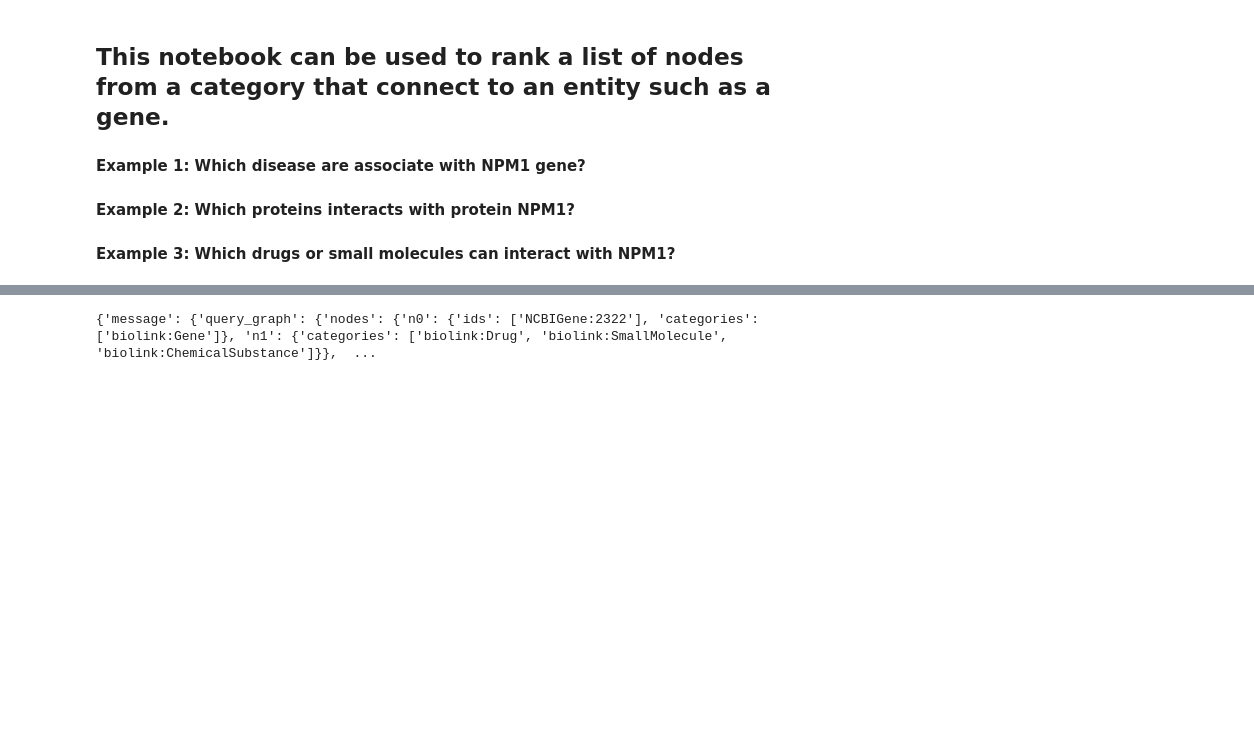
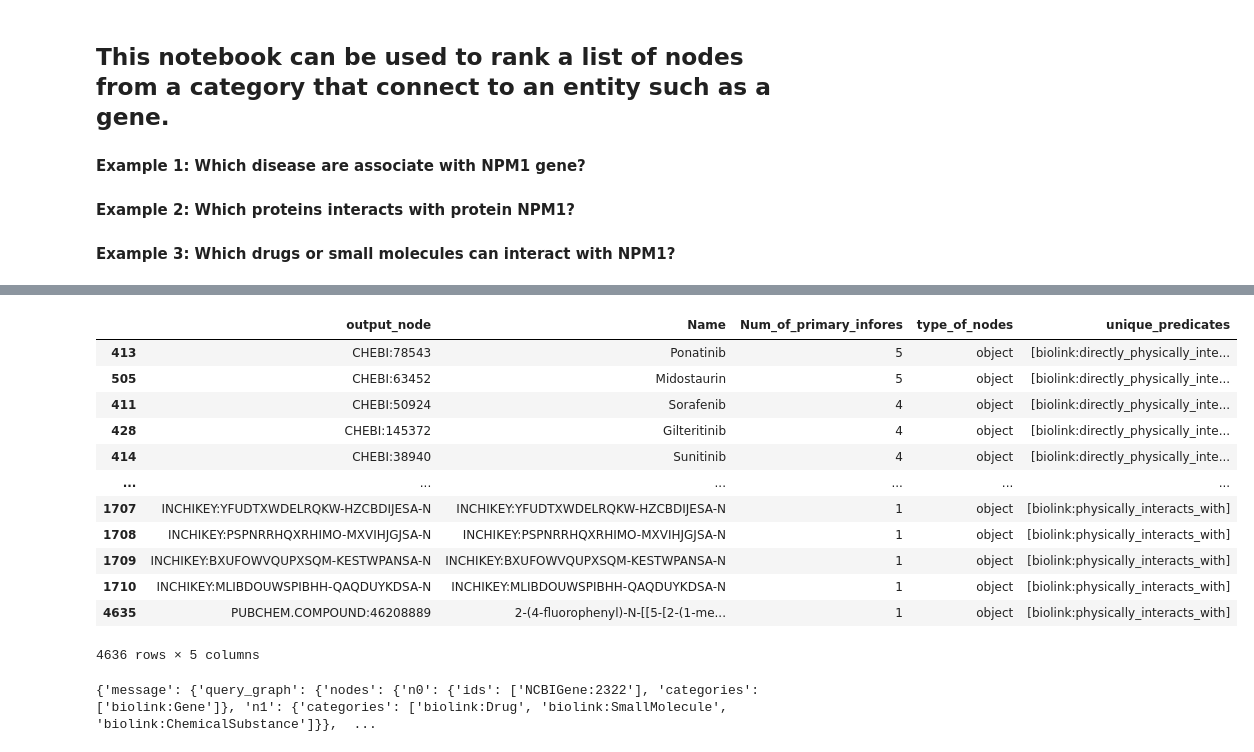
Before and after one commit to sierra-moxon/Translator_component_toolkit, a Jupyter notebook: notebooks/Connection_finder.ipynb, the cells around one changed output, grey strips where cells are left out. Drawn from its saved outputs; the diff is of its cells as text; code cells hidden in the pictures; blank space fills up the shorter version.

```diff
--- a/notebooks/Connection_finder.ipynb
+++ b/notebooks/Connection_finder.ipynb
@@ -158,3 +153,19 @@ NodeNorm does not know about these identifiers: CHEBI:3520,PUBCHEM.COMPOUND:1161
+# %%
+result_ranked_by_primary_infores
+# %% [output]
+|  | output_node | Name | Num_of_primary_infores | type_of_nodes | unique_predicates |
+| 413 | CHEBI:78543 | Ponatinib | 5 | object | [biolink:directly_physically_inte... |
+| 505 | CHEBI:63452 | Midostaurin | 5 | object | [biolink:directly_physically_inte... |
+| 411 | CHEBI:50924 | Sorafenib | 4 | object | [biolink:directly_physically_inte... |
+| 428 | CHEBI:145372 | Gilteritinib | 4 | object | [biolink:directly_physically_inte... |
+| 414 | CHEBI:38940 | Sunitinib | 4 | object | [biolink:directly_physically_inte... |
+| ... | ... | ... | ... | ... | ... |
+| 1707 | INCHIKEY:YFUDTXWDELRQKW-HZCBDIJESA-N | INCHIKEY:YFUDTXWDELRQKW-HZCBDIJESA-N | 1 | object | [biolink:physically_interacts_with] |
+| 1708 | INCHIKEY:PSPNRRHQXRHIMO-MXVIHJGJSA-N | INCHIKEY:PSPNRRHQXRHIMO-MXVIHJGJSA-N | 1 | object | [biolink:physically_interacts_with] |
+| 1709 | INCHIKEY:BXUFOWVQUPXSQM-KESTWPANSA-N | INCHIKEY:BXUFOWVQUPXSQM-KESTWPANSA-N | 1 | object | [biolink:physically_interacts_with] |
+| 1710 | INCHIKEY:MLIBDOUWSPIBHH-QAQDUYKDSA-N | INCHIKEY:MLIBDOUWSPIBHH-QAQDUYKDSA-N | 1 | object | [biolink:physically_interacts_with] |
+| 4635 | PUBCHEM.COMPOUND:46208889 | 2-(4-fluorophenyl)-N-[[5-[2-(1-me... | 1 | object | [biolink:physically_interacts_with] |
+4636 rows × 5 columns
 # %%
 print(query_json)
 # %% [output]
```
Also changed, not shown: parts of 13 cells of this notebook, 5 other files.
